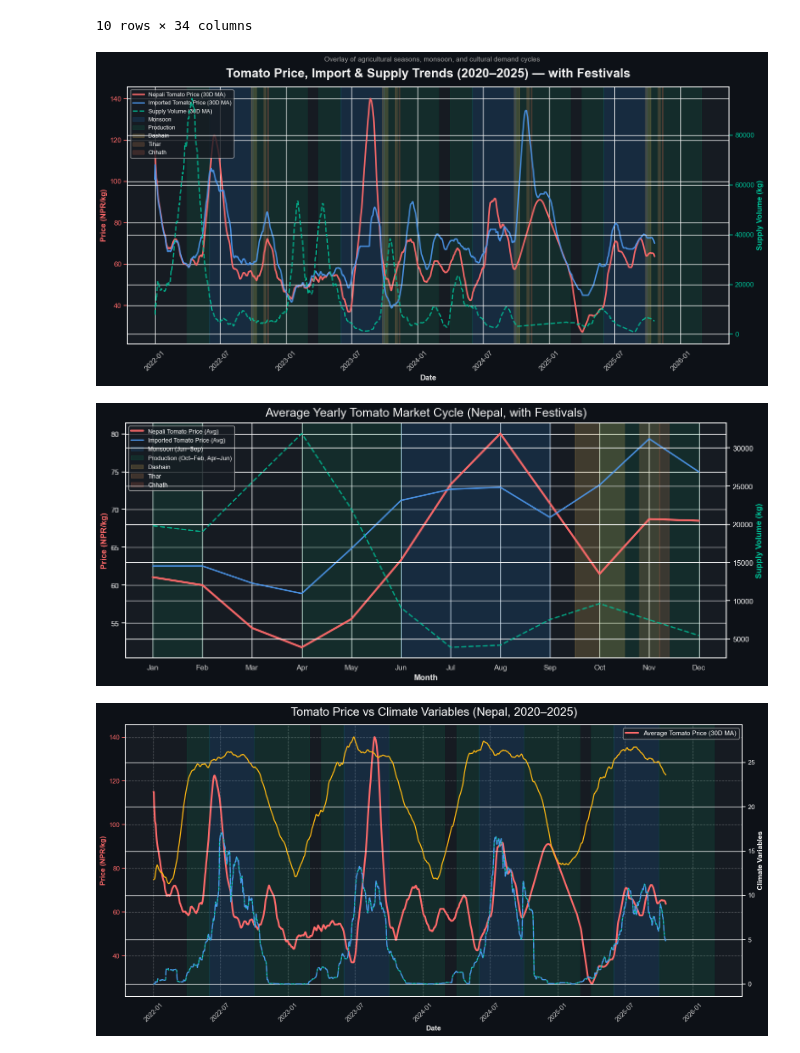
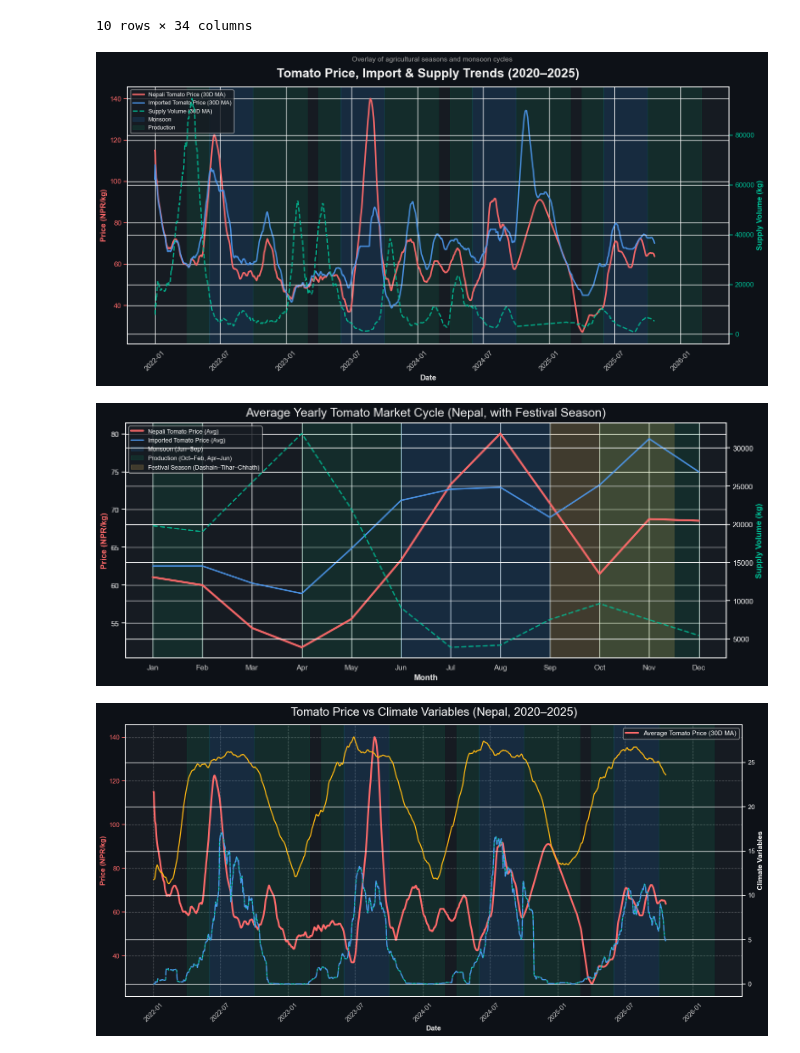
Before and after one commit to Samir4456/Tomato-Price-Predication, a Jupyter notebook: load_and_clean.ipynb, the cells around one changed output. Cells and saved outputs as stored; diff of their text form; code cells hidden in the pictures.

```diff
--- a/load_and_clean.ipynb
+++ b/load_and_clean.ipynb
@@ -83,6 +93,7 @@ df['Supply_Volume'] = df['Supply_Volume'].interpolate(method='time', limit_direc
 # %%
 df["Hilly_Temperature"] = df[["Dhading_Temperature", "Kavre_Temperature"]].mean(axis=1)
 df["Hilly_Precipitation"] = df[["Dhading_Precipitation", "Kavre_Precipitation"]].mean(axis=1)
+df["Hilly_Air_Pressure"] = df[["Dhading_Air_Pressure", "Kavre_Air_Pressure"]].mean(axis=1)
 df["Hilly_Rainfall_MM"] = df[["Dhading_Rainfall_MM", "Kavre_Rainfall_MM"]].mean(axis=1)
 # %%
 df.columns
@@ -122,12 +133,13 @@ df.columns = df.columns.str.strip().str.replace(' ', '_').str.replace('-', '_')
 # %%
 """
 =========================================================
-TOMATO PRICE–SUPPLY VISUALIZATION (WITH FESTIVALS)
+TOMATO PRICE–SUPPLY VISUALIZATION (WITH FESTIVAL SEASON)
 =========================================================
 
-Enhancement:
-Added major Nepali festivals (Dashain, Tihar, Chhath) to visualize
-how demand-side shocks align with price fluctuations.
+Simplified festival overlay logic:
+- Removed individual Dashain/Tihar/Chhath shading from multi-year plot.
+- Added unified "Festival Season" shading in the yearly average plot
+  (Sept–Nov) to reflect overall demand surge period.
 """
 
 import pandas as pd
@@ -147,8 +159,9 @@ df_viz['Nepali_Rolling'] = df_viz['Average_Price'].rolling(window=30, min_period
 df_viz['Imported_Rolling'] = df_viz['imported_tomato_price'].rolling(window=30, min_periods=1).mean()
 df_viz['Supply_Rolling'] = df_viz['Supply_Volume'].rolling(window=30, min_periods=1).mean()
 
+
 # ======================================================
-# FIGURE 1 — 5-Year Rolling Trend + FESTIVAL OVERLAYS
+# FIGURE 1 — Multi-Year Rolling Trend (NO FESTIVALS)
 # ======================================================
 
 fig, ax1 = plt.subplots(figsize=(15, 8))
@@ -177,28 +190,10 @@ for year in df_viz.index.year.unique():
     ax1.axvspan(pd.Timestamp(f'{year}-04-01'), pd.Timestamp(f'{year}-06-01'),
                 color='#00FF99', alpha=0.08, zorder=0)
 
-    # --- Major Festivals ---
-    # Dashain (Sept–Oct)
-    ax1.axvspan(pd.Timestamp(f'{year}-09-25'), pd.Timestamp(f'{year}-10-10'),
-                color='#FFD166', alpha=0.18, zorder=0)
-    # Tihar (late Oct–early Nov)
-    ax1.axvspan(pd.Timestamp(f'{year}-10-30'), pd.Timestamp(f'{year}-11-05'),
-                color='#F4A261', alpha=0.18, zorder=0)
-    # Chhath (Nov)
-    ax1.axvspan(pd.Timestamp(f'{year}-11-10'), pd.Timestamp(f'{year}-11-13'),
-                color='#E76F51', alpha=0.18, zorder=0)
-
-"""
-Rationale:
-Festival seasons correlate with short-term demand surges.
-Dashain–Tihar–Chhath period = price pressure due to high consumption.
-We use yellow/orange/red shades for visual contrast.
-"""
-
 # --- Labels and legend ---
-ax1.set_title("Tomato Price, Import & Supply Trends (2020–2025) — with Festivals",
+ax1.set_title("Tomato Price, Import & Supply Trends (2020–2025)",
               fontsize=20, fontweight='bold', color='#F1F1F1', pad=15)
-plt.suptitle("Overlay of agricultural seasons, monsoon, and cultural demand cycles",
+plt.suptitle("Overlay of agricultural seasons and monsoon cycles",
              fontsize=11, color='#A0A0A0', y=0.92)
 
 ax1.set_xlabel("Date", fontsize=12, color='#E5E5E5', fontweight='bold')
@@ -212,15 +207,12 @@ ax2.tick_params(axis='y', colors='#00C49A')
 # --- Legend patches ---
 monsoon_patch = mpatches.Patch(color='#1E88E5', alpha=0.15, label='Monsoon (Jun–Sep)')
 prod_patch = mpatches.Patch(color='#00FF99', alpha=0.08, label='Production Season')
-dashain_patch = mpatches.Patch(color='#FFD166', alpha=0.18, label='Dashain')
-tihar_patch = mpatches.Patch(color='#F4A261', alpha=0.18, label='Tihar')
-chhath_patch = mpatches.Patch(color='#E76F51', alpha=0.18, label='Chhath')
 
 lines1, labels1 = ax1.get_legend_handles_labels()
 lines2, labels2 = ax2.get_legend_handles_labels()
 
-leg = ax1.legend(lines1 + lines2 + [monsoon_patch, prod_patch, dashain_patch, tihar_patch, chhath_patch],
-                 labels1 + labels2 + ['Monsoon', 'Production', 'Dashain', 'Tihar', 'Chhath'],
+leg = ax1.legend(lines1 + lines2 + [monsoon_patch, prod_patch],
+                 labels1 + labels2 + ['Monsoon', 'Production'],
                  loc='upper left', fontsize=9, frameon=True)
 leg.get_frame().set_facecolor('#161B22')
 
@@ -229,7 +221,7 @@ plt.show()
 
 
 # ======================================================
-# FIGURE 2 — Average Yearly Cycle + FESTIVAL WINDOWS
+# FIGURE 2 — Average Yearly Cycle (WITH FESTIVAL SEASON)
 # ======================================================
 
 df_viz['Month'] = df_viz.index.month
@@ -244,41 +236,39 @@ ax1.set_facecolor('#161B22')
 ax1.plot(yearly_avg.index, yearly_avg['Average_Price'],
          color='#FF6B6B', linewidth=3, label='Nepali Tomato Price (Avg)', alpha=0.95)
 ax1.plot(yearly_avg.index, yearly_avg['imported_tomato_price'],
          color='#4E9AF1', linewidth=2.2, label='Imported Tomato Price (Avg)', alpha=0.9)
 
 ax2 = ax1.twinx()
 ax2.plot(yearly_avg.index, yearly_avg['Supply_Volume'],
          color='#00C49A', linewidth=2, linestyle='--', label='Supply Volume (Avg)', alpha=0.8)
 
-# --- Shading climate and festivals ---
+# --- Shading: monsoon, production, and unified festival period ---
 ax1.axvspan(6, 9, color='#1E88E5', alpha=0.15, label='Monsoon (Jun–Sep)')
 ax1.axvspan(10, 12, color='#00FF99', alpha=0.08)
 ax1.axvspan(1, 2, color='#00FF99', alpha=0.08)
 ax1.axvspan(4, 6, color='#00FF99', alpha=0.08, label='Production (Oct–Feb, Apr–Jun)')
 
-# --- Festival overlays (approx months) ---
-ax1.axvspan(9.5, 10.5, color='#FFD166', alpha=0.18, label='Dashain')
-ax1.axvspan(10.8, 11.2, color='#F4A261', alpha=0.18, label='Tihar')
-ax1.axvspan(11.2, 11.4, color='#E76F51', alpha=0.18, label='Chhath')
+# Unified Festival Season (Sept–Nov)
+ax1.axvspan(9, 11.5, color='#FFD166', alpha=0.18, label='Festival Season (Dashain–Tihar–Chhath)')
 
 # --- Labels ---
 ax1.set_xticks(range(1, 13))
 ax1.set_xticklabels(['Jan','Feb','Mar','Apr','May','Jun','Jul','Aug','Sep','Oct','Nov','Dec'], color='#CCCCCC')
 
-ax1.set_title("Average Yearly Tomato Market Cycle (Nepal, with Festivals)",
+ax1.set_title("Average Yearly Tomato Market Cycle (Nepal, with Festival Season)",
               fontsize=18, color='#F1F1F1', pad=10)
 ax1.set_xlabel("Month", fontsize=12, color='#E5E5E5', fontweight='bold')
 ax1.set_ylabel("Price (NPR/kg)", fontsize=12, color='#FF6B6B', fontweight='bold')
 ax2.set_ylabel("Supply Volume (kg)", fontsize=12, color='#00C49A', fontweight='bold')
 
 leg = ax1.legend(loc='upper left', fontsize=9, frameon=True)
 leg.get_frame().set_facecolor('#161B22')
 
 plt.tight_layout()
 plt.show()
 # %% [output]
-[figure, old version]
+[figure, new version]
-[figure, old version]
+[figure, new version]
 # %%
 # --- Copy dataframe for visualization ---
 df_viz = df.copy()
```
Also changed, not shown: parts of 14 cells of this notebook.
